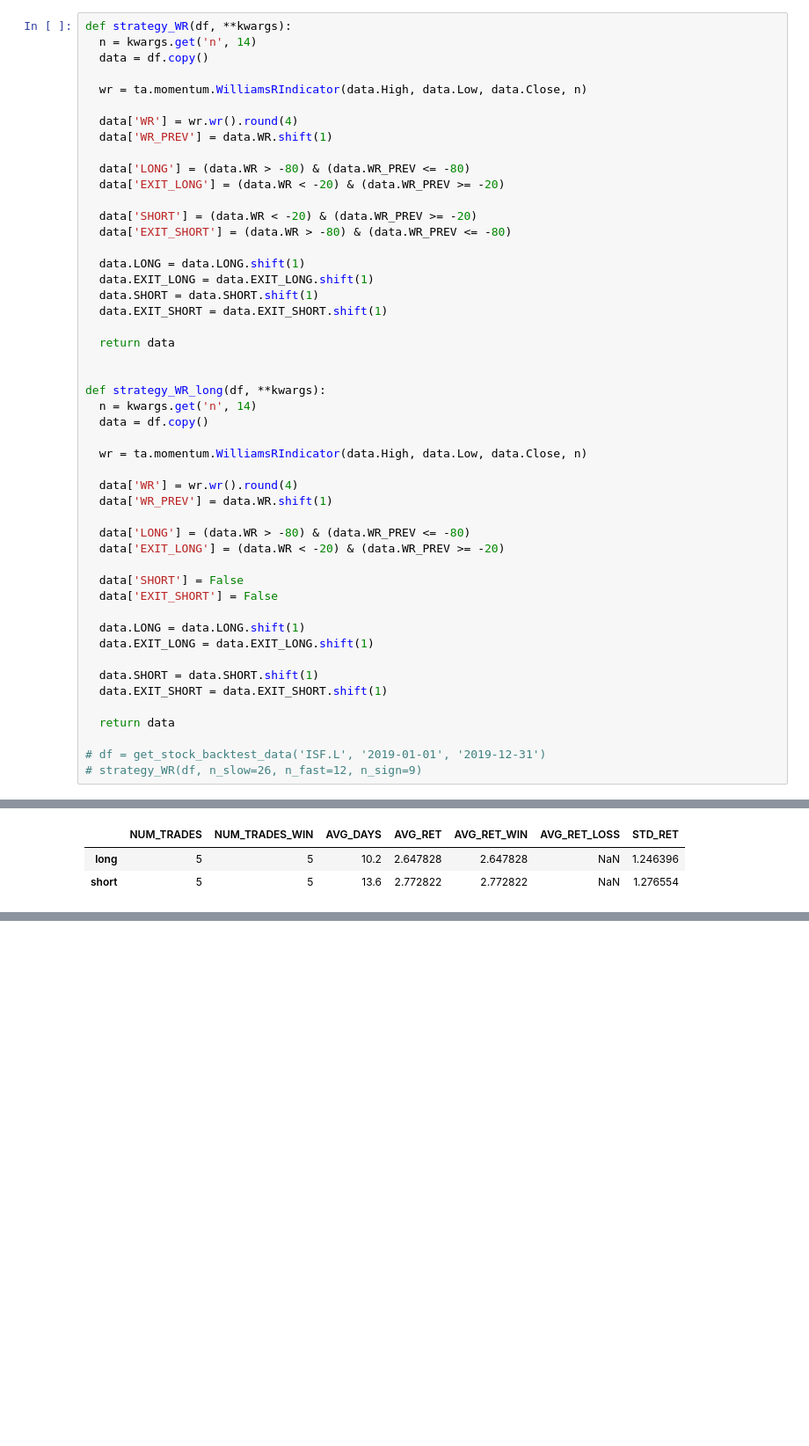
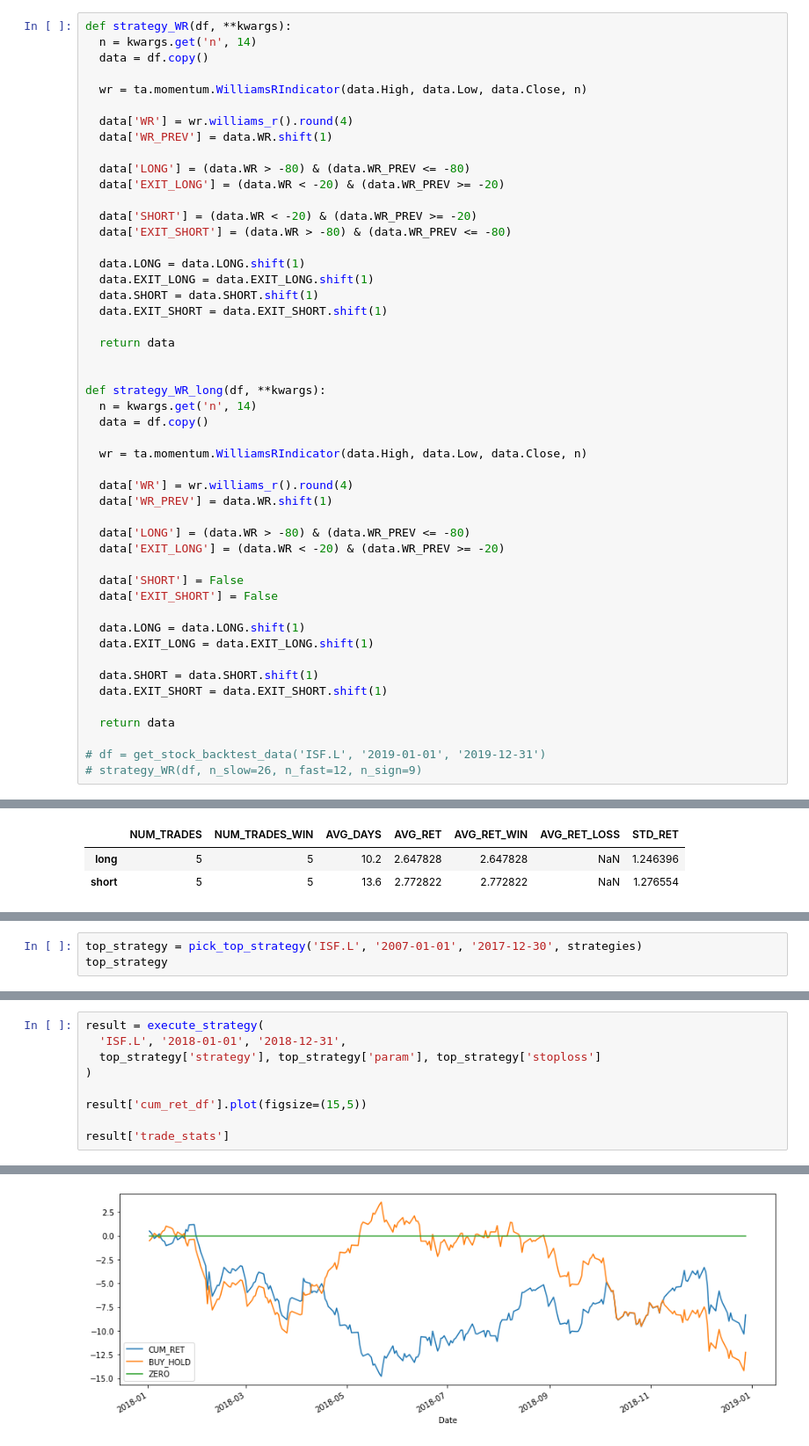
Before and after one commit to bbk-pij-2012-29/trading_with_ta_backtesting, a Jupyter notebook: ta_trading_study.ipynb, the cells around one changed output, grey strips where cells are left out. Shown at 88% size. Cells and saved outputs as stored; diff of their text form; blank space fills up the shorter version.

Commit message:
correct williams R due to the new version of TA package and add more examples for the article

```diff
--- a/ta_trading_study.ipynb
+++ b/ta_trading_study.ipynb
@@ -467,7 +467,7 @@ def strategy_WR(df, **kwargs):
 
   wr = ta.momentum.WilliamsRIndicator(data.High, data.Low, data.Close, n)
 
-  data['WR'] = wr.wr().round(4)
+  data['WR'] = wr.williams_r().round(4)
   data['WR_PREV'] = data.WR.shift(1)
 
   data['LONG'] = (data.WR > -80) & (data.WR_PREV <= -80)
@@ -490,7 +490,7 @@ def strategy_WR_long(df, **kwargs):
 
   wr = ta.momentum.WilliamsRIndicator(data.High, data.Low, data.Close, n)
 
-  data['WR'] = wr.wr().round(4)
+  data['WR'] = wr.williams_r().round(4)
   data['WR_PREV'] = data.WR.shift(1)
 
   data['LONG'] = (data.WR > -80) & (data.WR_PREV <= -80)
@@ -1891,0 +1894,3 @@ result['trade_stats']
+# %%
+top_strategy = pick_top_strategy('ISF.L', '2007-01-01', '2017-12-30', strategies)
+top_strategy
@@ -1891,0 +1901,10 @@ result['trade_stats']
+# %%
+result = execute_strategy(
+  'ISF.L', '2018-01-01', '2018-12-31',
+  top_strategy['strategy'], top_strategy['param'], top_strategy['stoploss']
+)
+
+result['cum_ret_df'].plot(figsize=(15,5))
+
+result['trade_stats']
+# %% [output]
@@ -1891,0 +1916 @@ result['trade_stats']
+[figure, added]
```
Also changed, not shown: parts of 10 cells of this notebook.
